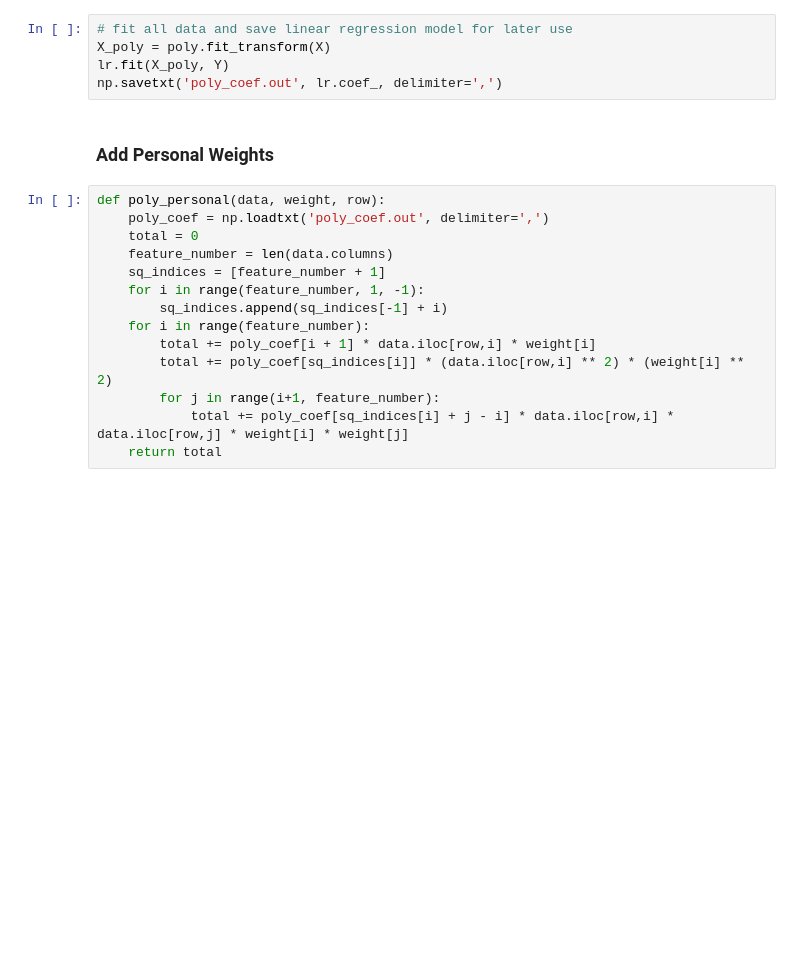
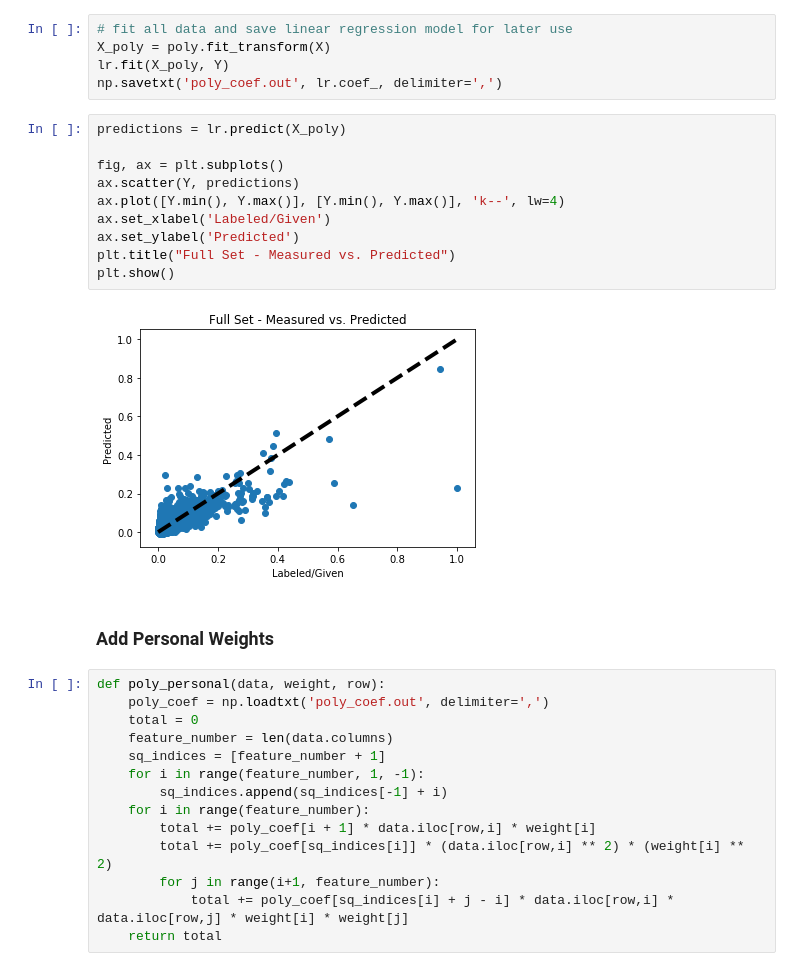
Before and after one commit to dswald/smartRE, a Jupyter notebook: sandbox/Simple Model with Integrated Dataframe/Simple Model with Integrated Dataframe.ipynb, the cells around one changed output. Saved outputs shown, nothing was run; the diff lists cells and outputs as text; blank space fills up the shorter version.

```diff
--- a/sandbox/Simple Model with Integrated Dataframe/Simple Model with Integrated Dataframe.ipynb
+++ b/sandbox/Simple Model with Integrated Dataframe/Simple Model with Integrated Dataframe.ipynb
@@ -174,6 +189,18 @@ print (lr.score(X_train_poly, y_train))
 X_poly = poly.fit_transform(X)
 lr.fit(X_poly, Y)
 np.savetxt('poly_coef.out', lr.coef_, delimiter=',')
+# %%
+predictions = lr.predict(X_poly)
+
+fig, ax = plt.subplots()
+ax.scatter(Y, predictions)
+ax.plot([Y.min(), Y.max()], [Y.min(), Y.max()], 'k--', lw=4)
+ax.set_xlabel('Labeled/Given')
+ax.set_ylabel('Predicted')
+plt.title("Full Set - Measured vs. Predicted")
+plt.show()
+# %% [output]
+[figure, added]
 # %% [markdown]
 ### Add Personal Weights
 # %%
```
Also changed, not shown: parts of 11 cells of this notebook, 1 other file.
